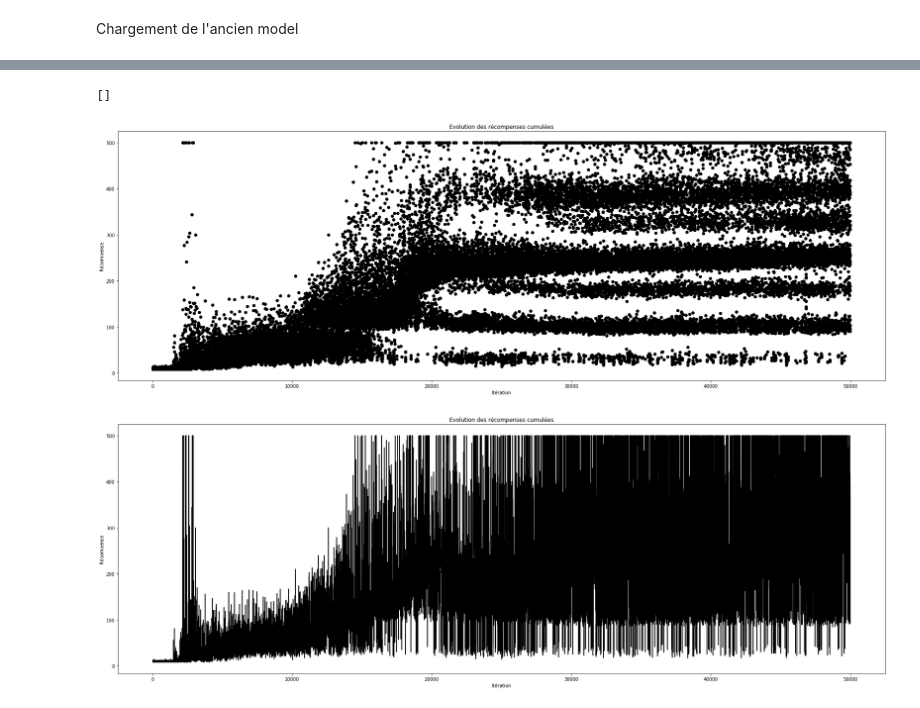
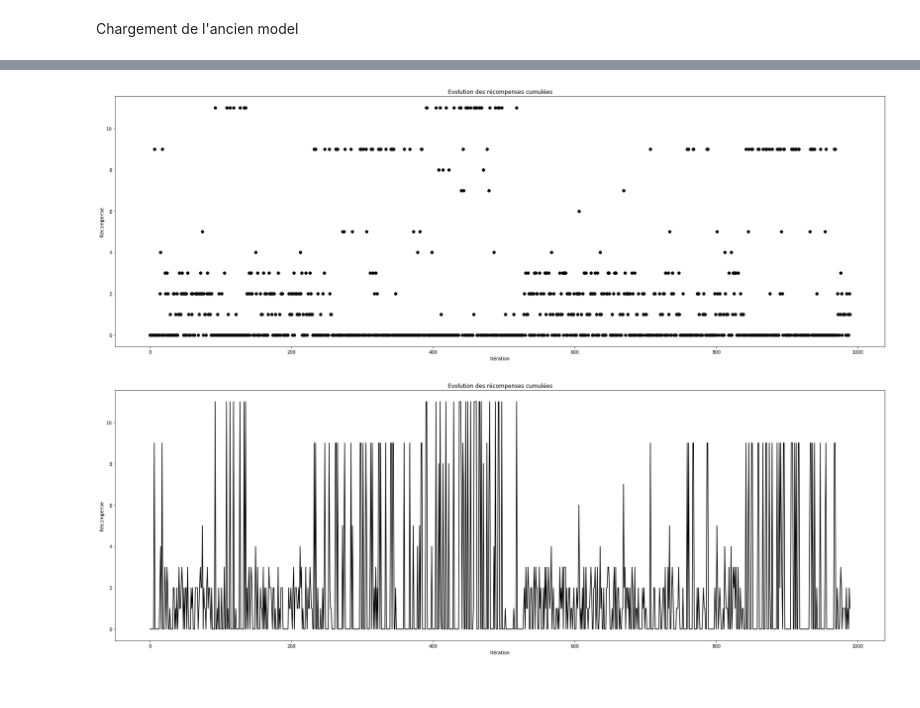
Before and after one commit to GaryOma/ibi-deeprl, a Jupyter notebook: src/experience_replay.ipynb, the cells around one changed output, grey strips where cells are left out. Cells and saved outputs as stored; diff of their text form; code cells hidden in the pictures.

```diff
--- a/src/experience_replay.ipynb
+++ b/src/experience_replay.ipynb
@@ -238,7 +248,7 @@ env = gym.make(env_name)
 action_size = env.action_space.n
 env = wrappers.Monitor(env, directory=outdir, force=True, video_callable=False)
 env.seed(0)
-env = wrappers.AtariPreprocessing(env, screen_size=84, frame_skip=4, grayscale_obs=True)
+env = wrappers.AtariPreprocessing(env, screen_size=84, frame_skip=4, grayscale_obs=True, noop_max=30)
 env = wrappers.FrameStack(env, 4)
 observation_size = env.observation_space.shape
 net = CNNet(observation_size, env.action_space.n)
@@ -281,0 +294,2 @@ agent.sync_target()
+# %%
+ob = env.reset()
@@ -281,0 +298,3 @@ agent.sync_target()
+# %%
+for i in range(100):
+    ob, reward, done, _ = env.step(1)
@@ -303,13 +349,12 @@ CNNet(
 # %%
 env.close()
+rewards = tot_rewards
 rewards
-# %% [output]
-[]
 # %%
-plot_reward(rewards, "Evolution des récompenses cumulées", file_name=f"{episode_count}_{batch_size}_e{len(rewards)}_eta{eta}_target", mean_size=1, type_graph="dot")
+plot_reward(rewards, "Evolution des récompenses cumulées", file_name=f"{episode_count}_{batch_size}_e{len(rewards)}_eta{eta}_target_v{version}", mean_size=1, type_graph="dot")
 # %% [output]
-[figure, old version]
+[figure, new version]
 # %%
-plot_reward(rewards, "Evolution des récompenses cumulées", file_name=f"{episode_count}_{batch_size}_e{len(rewards)}_eta{eta}_target", mean_size=1, type_graph="bar")
+plot_reward(rewards, "Evolution des récompenses cumulées", file_name=f"{episode_count}_{batch_size}_e{len(rewards)}_eta{eta}_target_v{version}", mean_size=1, type_graph="bar")
 # %% [output]
-[figure, old version]
+[figure, new version]
```
Also changed, not shown: parts of 13 cells of this notebook, 21 other files.
